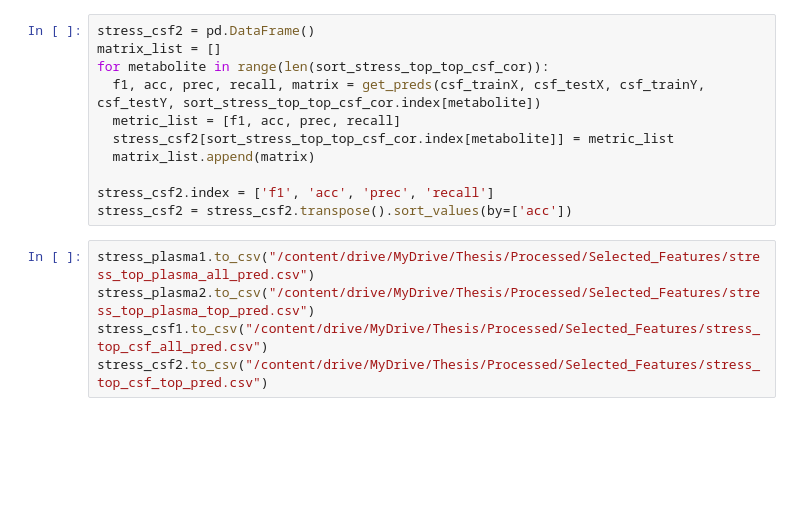
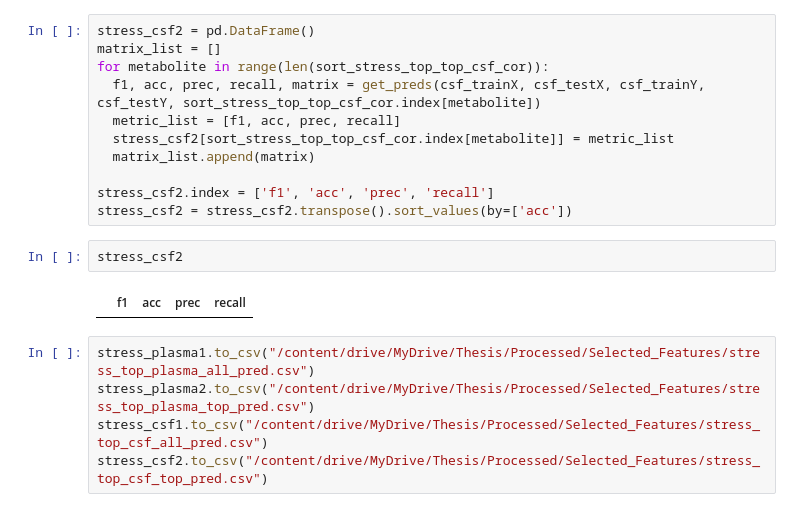
Before and after one commit to squinton-gcu/Data-Science, a Jupyter notebook: Thesis/Modules/Predictive_Analysis_Module.ipynb, the cells around one changed output. Drawn from its saved outputs; the diff is of its cells as text; blank space fills up the shorter version.

```diff
--- a/Thesis/Modules/Predictive_Analysis_Module.ipynb
+++ b/Thesis/Modules/Predictive_Analysis_Module.ipynb
@@ -158,6 +175,10 @@ for metabolite in range(len(sort_stress_top_top_csf_cor)):
 
 stress_csf2.index = ['f1', 'acc', 'prec', 'recall']
 stress_csf2 = stress_csf2.transpose().sort_values(by=['acc'])
+# %%
+stress_csf2
+# %% [output]
+|  | f1 | acc | prec | recall |
 # %%
 stress_plasma1.to_csv("/content/drive/MyDrive/Thesis/Processed/Selected_Features/stress_top_plasma_all_pred.csv")
 stress_plasma2.to_csv("/content/drive/MyDrive/Thesis/Processed/Selected_Features/stress_top_plasma_top_pred.csv")
```
Also changed, not shown: parts of 6 cells of this notebook.
